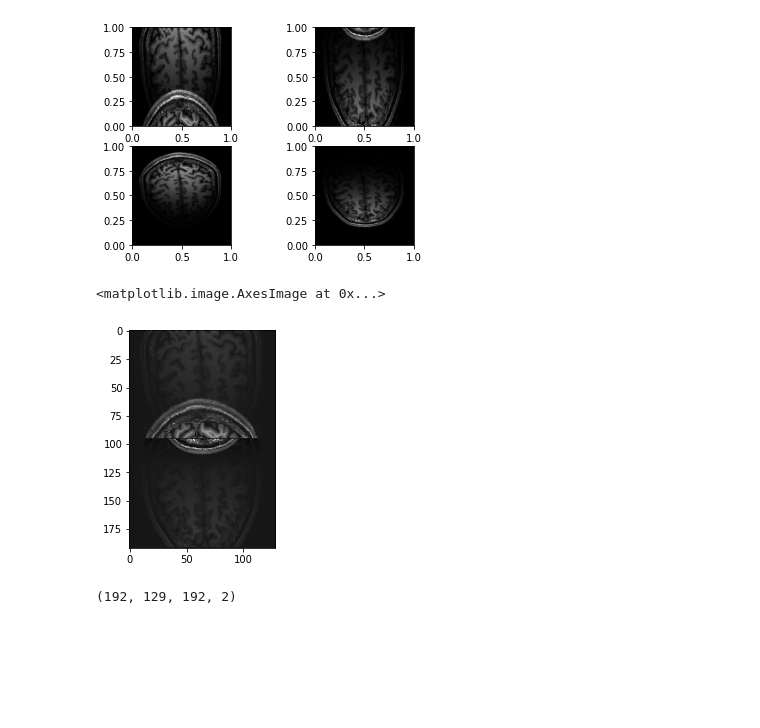
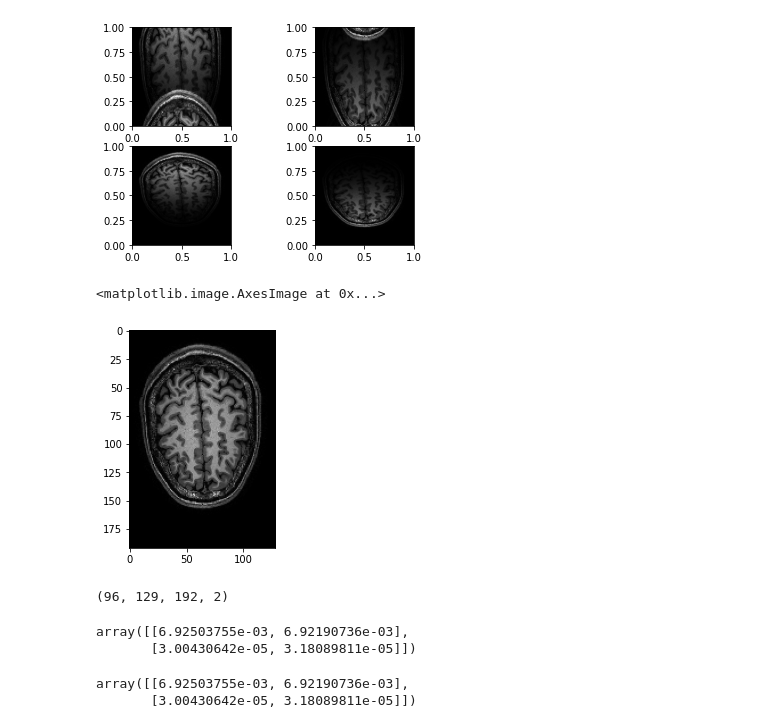
Before and after one commit to ruben-source/daignosticImaging, a Jupyter notebook: MRI/main.ipynb, the cells around one changed output. Saved outputs shown, nothing was run; the diff lists cells and outputs as text; code cells hidden in the pictures; blank space fills up the shorter version.

Commit message:
solved SENSE

```diff
--- a/MRI/main.ipynb
+++ b/MRI/main.ipynb
@@ -137,21 +137,33 @@ File coilSubsamp_1.nii saved succesfully!
 # %%
 imgs_0 = nib.load('images/coilSubsamp_' + str(0) + '.nii').get_fdata()
 imgs_1 = nib.load('images/coilSubsamp_' + str(1) + '.nii').get_fdata()
 
 coil_imgs = np.empty(np.append(imgs_0.shape, 2), dtype='float')
 coil_imgs[:,:,:,0] = imgs_0
 coil_imgs[:,:,:,1] = imgs_1
 
 coil_sensitivities = data['coil_sensitivities']
 
 from functions.filehandler import SENSE
 
-sol = SENSE(coil_imgs[:,:,150:151,:], coil_sensitivities[:,:,150:151,:])
-plt.imshow(sol[:,:,0], cmap='gray')
+sol = SENSE(coil_imgs[:,:,[150],:], coil_sensitivities[:,:,[150],:])
+plt.imshow(abs(sol[:,:,0]), cmap='gray')
 # %% [output]
 <matplotlib.image.AxesImage at 0x...>
-[figure, old version]
+[figure, new version]
 # %%
 coil_sensitivities.shape
+coil_imgs.shape
 # %% [output]
-(192, 129, 192, 2)
+(96, 129, 192, 2)
+# %%
+np.transpose(coil_sensitivities[[1, 2], 1, 1, :])
+# %% [output]
+array([[6.92503755e-03, 6.92190736e-03],
+       [3.00430642e-05, 3.18089811e-05]])
+# %%
+np.array([[coil_sensitivities[1, 1, 1, 0], coil_sensitivities[2, 1, 1, 0]],
+        [coil_sensitivities[1, 1, 1, 1], coil_sensitivities[2, 1, 1, 1]]])
+# %% [output]
+array([[6.92503755e-03, 6.92190736e-03],
+       [3.00430642e-05, 3.18089811e-05]])
```
Also changed, not shown: parts of 1 cell of this notebook, 1 other file.
